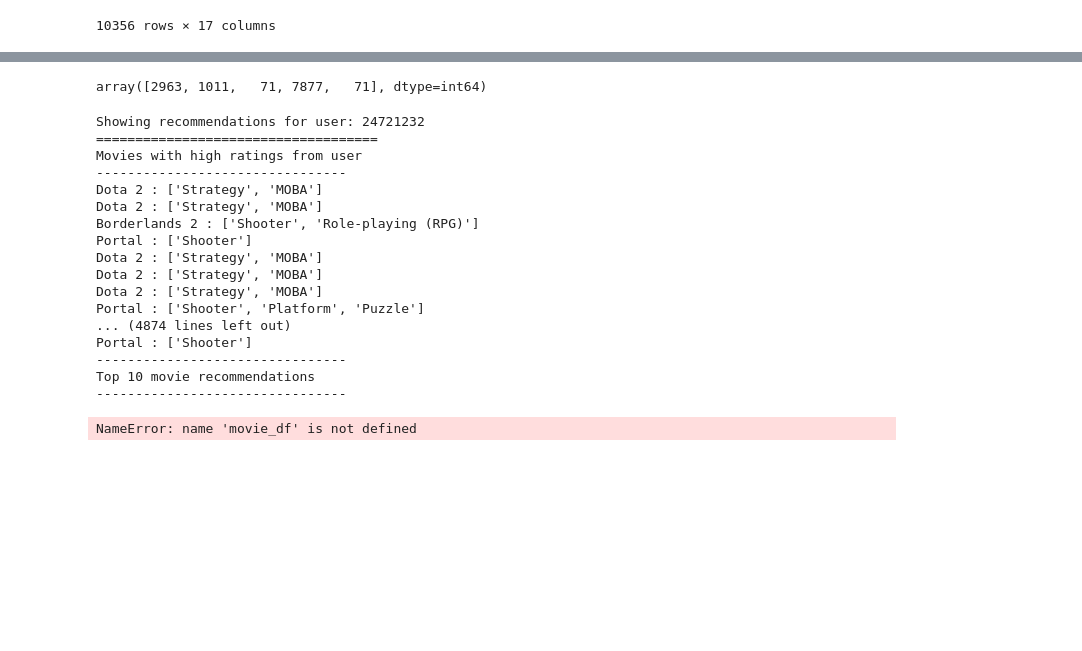
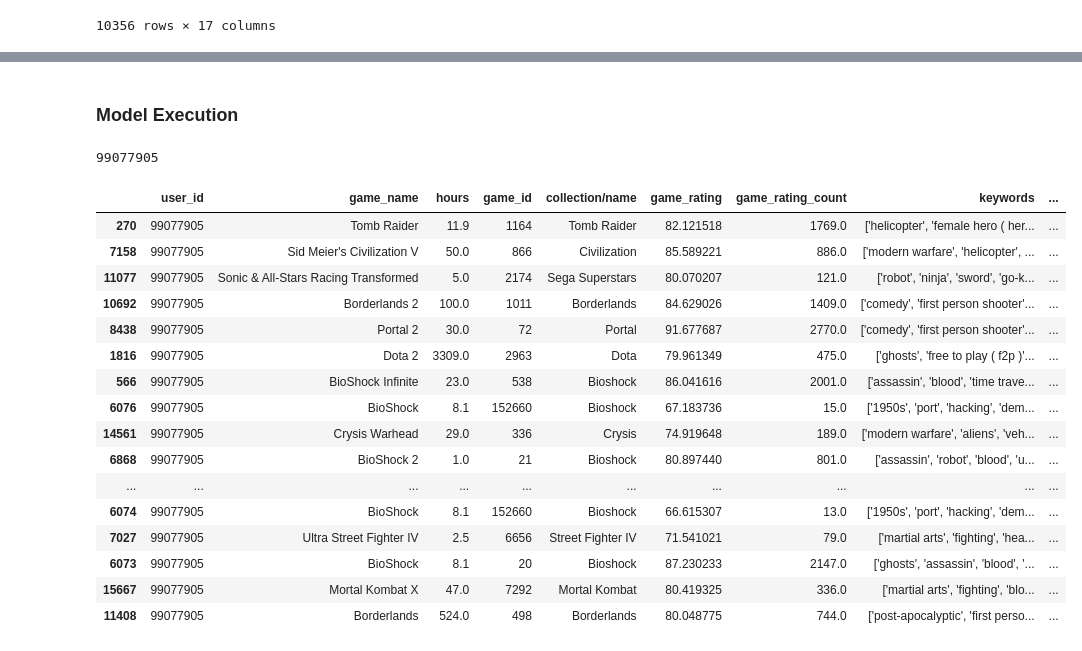
Before and after one commit to OmarEmad313/video-game-recommendation, a Jupyter notebook: video game recommendation with explicit rating/Video game recommendation with explicit data.ipynb, the cells around one changed output, grey strips where cells are left out. Saved outputs shown, nothing was run; the diff lists cells and outputs as text; code cells hidden in the pictures; blank space fills up the shorter version.

```diff
--- a/video game recommendation with explicit rating/Video game recommendation with explicit data.ipynb
+++ b/video game recommendation with explicit rating/Video game recommendation with explicit data.ipynb
@@ -1532,36 +1459,2 @@ top_movies_user = (
-# %%
-top_movies_user
-# %% [output]
-array([2963, 1011,   71, 7877,   71], dtype=int64)
-# %%
-
-
-movie_df_rows = df[df["game_id"].isin(top_movies_user)]
-for row in movie_df_rows.itertuples():
-    print(row.game_name, ":", row.genres)
-
-print("----" * 8)
-print("Top 10 movie recommendations")
-print("----" * 8)
-recommended_movies = movie_df[movie_df["game_id"].isin(recommended_movie_ids)]
-for row in recommended_movies.itertuples():
-    print(row.game_name, ":", row.genres)
-# %% [output]
-Showing recommendations for user: 24721232
-====================================
-Movies with high ratings from user
---------------------------------
-Dota 2 : ['Strategy', 'MOBA']
-Dota 2 : ['Strategy', 'MOBA']
-Borderlands 2 : ['Shooter', 'Role-playing (RPG)']
-Portal : ['Shooter']
-Dota 2 : ['Strategy', 'MOBA']
-Dota 2 : ['Strategy', 'MOBA']
-Dota 2 : ['Strategy', 'MOBA']
-Portal : ['Shooter', 'Platform', 'Puzzle']
-... (4874 lines left out)
-Portal : ['Shooter']
---------------------------------
-Top 10 movie recommendations
---------------------------------
-NameError: name 'movie_df' is not defined
+# %% [markdown]
+### Model Execution
@@ -1567,0 +1463,25 @@ NameError: name 'movie_df' is not defined
+# %%
+user_id
+# %% [output]
+99077905
+# %%
+games_played_by_user = df[df.user_id == user_id]
+games_played_by_user
+# %% [output]
+|  | user_id | game_name | hours | game_id | collection/name | game_rating | game_rating_count | keywords | ... |
+| 270 | 99077905 | Tomb Raider | 11.9 | 1164 | Tomb Raider | 82.121518 | 1769.0 | ['helicopter', 'female hero ( her... | ... |
+| 7158 | 99077905 | Sid Meier's Civilization V | 50.0 | 866 | Civilization | 85.589221 | 886.0 | ['modern warfare', 'helicopter', ... | ... |
+| 11077 | 99077905 | Sonic & All-Stars Racing Transformed | 5.0 | 2174 | Sega Superstars | 80.070207 | 121.0 | ['robot', 'ninja', 'sword', 'go-k... | ... |
+| 10692 | 99077905 | Borderlands 2 | 100.0 | 1011 | Borderlands | 84.629026 | 1409.0 | ['comedy', 'first person shooter'... | ... |
+| 8438 | 99077905 | Portal 2 | 30.0 | 72 | Portal | 91.677687 | 2770.0 | ['comedy', 'first person shooter'... | ... |
+| 1816 | 99077905 | Dota 2 | 3309.0 | 2963 | Dota | 79.961349 | 475.0 | ['ghosts', 'free to play ( f2p )'... | ... |
+| 566 | 99077905 | BioShock Infinite | 23.0 | 538 | Bioshock | 86.041616 | 2001.0 | ['assassin', 'blood', 'time trave... | ... |
+| 6076 | 99077905 | BioShock | 8.1 | 152660 | Bioshock | 67.183736 | 15.0 | ['1950s', 'port', 'hacking', 'dem... | ... |
+| 14561 | 99077905 | Crysis Warhead | 29.0 | 336 | Crysis | 74.919648 | 189.0 | ['modern warfare', 'aliens', 'veh... | ... |
+| 6868 | 99077905 | BioShock 2 | 1.0 | 21 | Bioshock | 80.897440 | 801.0 | ['assassin', 'robot', 'blood', 'u... | ... |
+| ... | ... | ... | ... | ... | ... | ... | ... | ... | ... |
+| 6074 | 99077905 | BioShock | 8.1 | 152660 | Bioshock | 66.615307 | 13.0 | ['1950s', 'port', 'hacking', 'dem... | ... |
+| 7027 | 99077905 | Ultra Street Fighter IV | 2.5 | 6656 | Street Fighter IV | 71.541021 | 79.0 | ['martial arts', 'fighting', 'hea... | ... |
+| 6073 | 99077905 | BioShock | 8.1 | 20 | Bioshock | 87.230233 | 2147.0 | ['ghosts', 'assassin', 'blood', '... | ... |
+| 15667 | 99077905 | Mortal Kombat X | 47.0 | 7292 | Mortal Kombat | 80.419325 | 336.0 | ['martial arts', 'fighting', 'blo... | ... |
+| 11408 | 99077905 | Borderlands | 524.0 | 498 | Borderlands | 80.048775 | 744.0 | ['post-apocalyptic', 'first perso... | ... |
```
Also changed, not shown: parts of 35 cells of this notebook, 7 other files.
